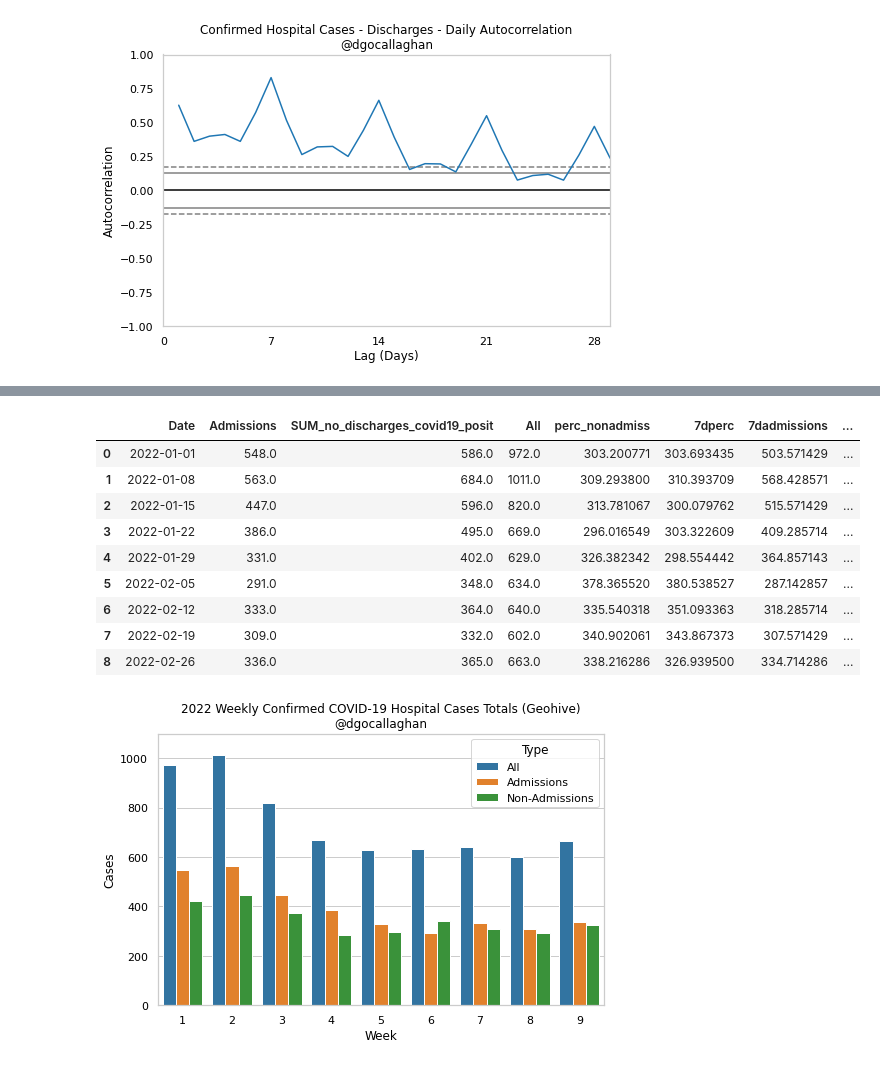
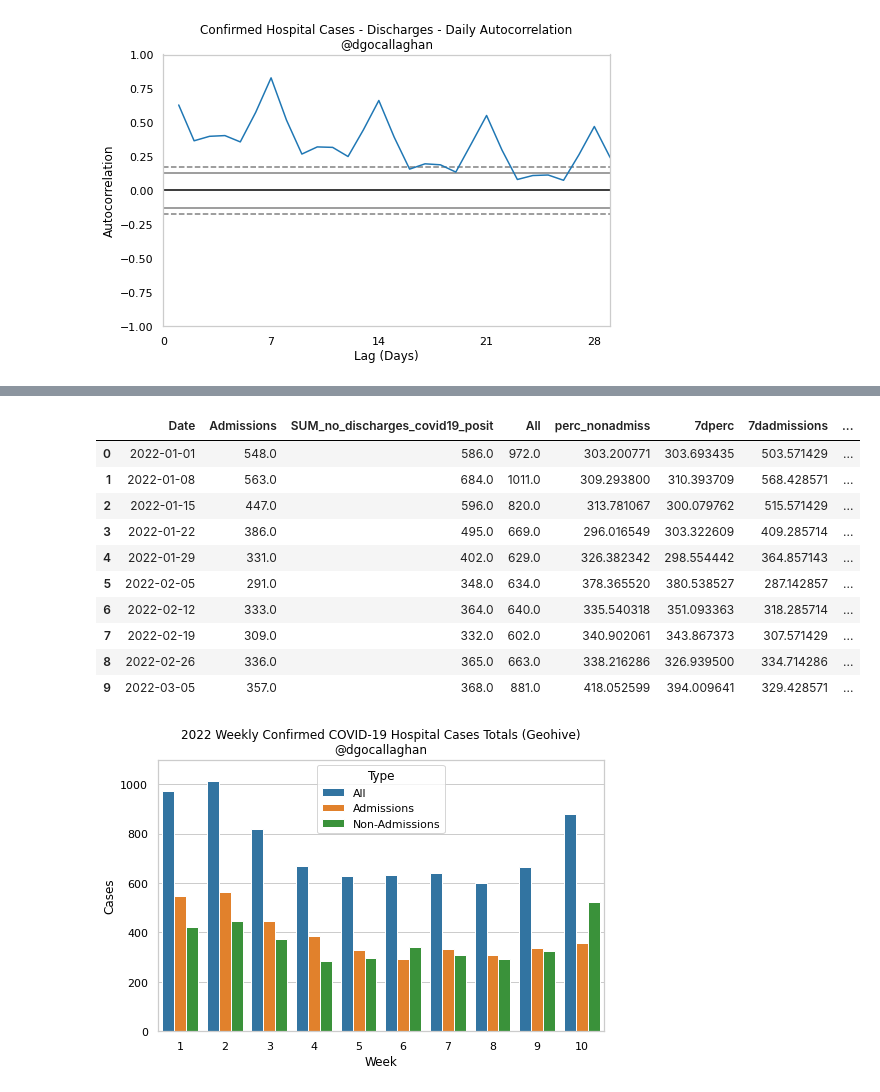
Before and after one commit to derekocallaghan/covid19data, a Jupyter notebook: notebooks/Daily Reported Cases.ipynb, the cells around one changed output, grey strips where cells are left out. Cells and saved outputs as stored; diff of their text form; code cells hidden in the pictures.

```diff
--- a/notebooks/Daily Reported Cases.ipynb
+++ b/notebooks/Daily Reported Cases.ipynb
@@ -280,6 +280,6 @@ hdf['7dperc'].tail(15)
 Name: 7dperc, dtype: float64
 # %%
-whdf = hdf[(hdf.Date>='2022-01-01') & (hdf.Date<'2022-03-05')].resample('7D', on='Date').sum().reset_index()
+whdf = hdf[(hdf.Date>='2022-01-01') & (hdf.Date<'2022-03-12')].resample('7D', on='Date').sum().reset_index()
 d = timedelta(days=6)
 whdf['strdate'] = whdf.Date.apply(lambda x: (x+d).strftime('%Y-%m-%d'))
 whdf['Week'] = whdf.index+1
@@ -295,16 +295,17 @@ whdf
 | 6 | 2022-02-12 | 333.0 | 364.0 | 640.0 | 335.540318 | 351.093363 | 318.285714 | ... |
 | 7 | 2022-02-19 | 309.0 | 332.0 | 602.0 | 340.902061 | 343.867373 | 307.571429 | ... |
 | 8 | 2022-02-26 | 336.0 | 365.0 | 663.0 | 338.216286 | 326.939500 | 334.714286 | ... |
+| 9 | 2022-03-05 | 357.0 | 368.0 | 881.0 | 418.052599 | 394.009641 | 329.428571 | ... |
 # %%
-whdf = hdf[(hdf.Date>='2022-01-01') & (hdf.Date<'2022-03-05')].resample('7D', on='Date').sum().reset_index()
+whdf = hdf[(hdf.Date>='2022-01-01') & (hdf.Date<'2022-03-12')].resample('7D', on='Date').sum().reset_index()
 d = timedelta(days=6)
 whdf['strdate'] = whdf.Date.apply(lambda x: (x+d).strftime('%Y-%m-%d'))
 whdf['Week'] = whdf.index+1
 ax=sns.barplot(data=pd.melt(whdf[['Week', 'All', 'Admissions', 'Non-Admissions']], id_vars='Week', var_name='Type', value_name='Cases'), x='Week', y='Cases', hue='Type')
 #ax=sns.lineplot(data=pd.melt(whdf[['Week', 'All', 'Admissions', 'Non-Admissions']], id_vars='Week', var_name='Type', value_name='Cases'), x='Week', y='Cases', hue='Type')
 #ax.set_xticks(whdf.Week);
 ax.set_ylim((0, 1100))
 ax.set_title('2022 Weekly Confirmed COVID-19 Hospital Cases Totals (Geohive)\n@dgocallaghan')
 plt.savefig(f'./figures/reported_hosp_casetypes_weekly.png', bbox_inches='tight')
 # %% [output]
-[figure, old version]
+[figure, new version]
```
Also changed, not shown: parts of 22 cells of this notebook, 4 other files.
